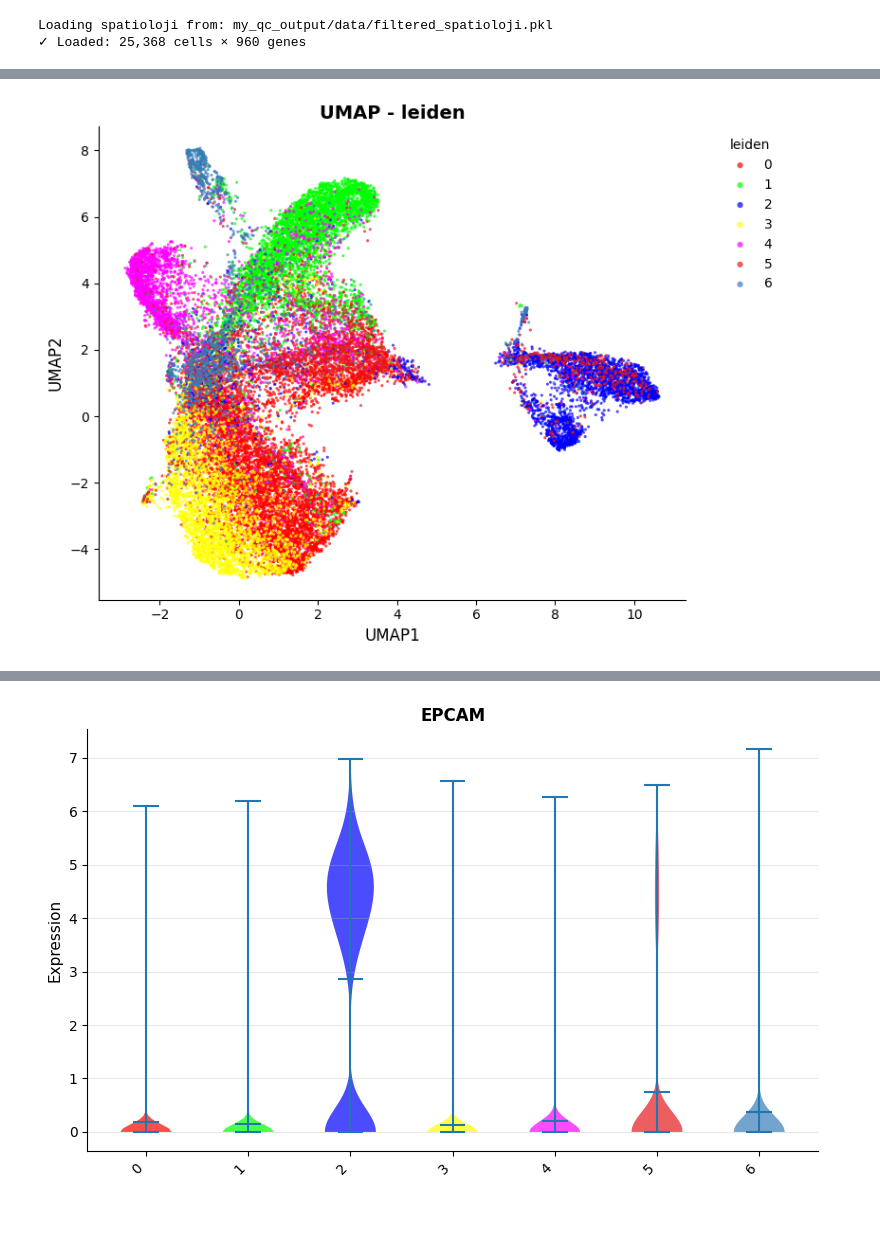
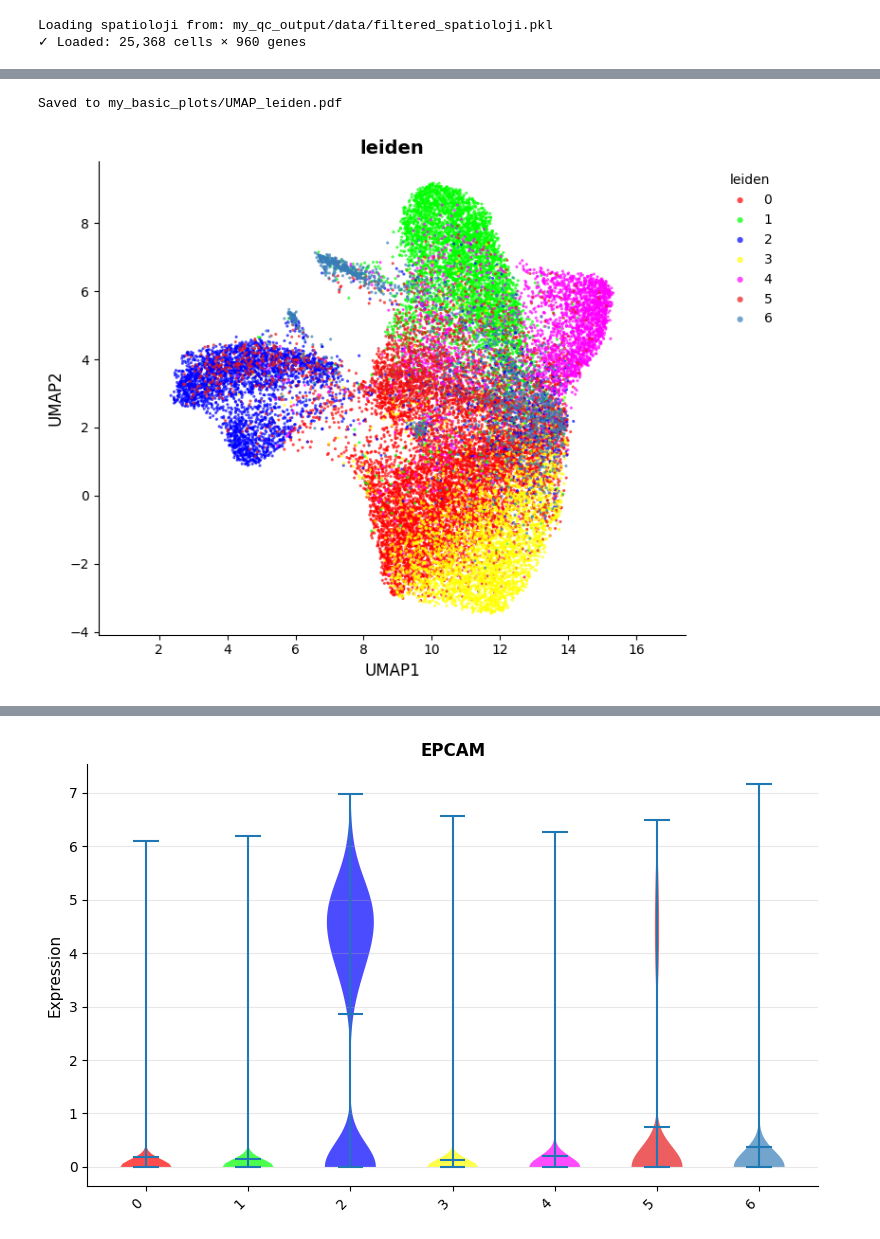
Before and after one commit to gynecoloji/spatioloji_s, a Jupyter notebook: example/processing.ipynb, the cells around one changed output, grey strips where cells are left out. Saved outputs shown, nothing was run; the diff lists cells and outputs as text; code cells hidden in the pictures.

```diff
--- a/example/processing.ipynb
+++ b/example/processing.ipynb
@@ -29,14 +68,14 @@ sj.processing.log_transform(sp, layer='normalized_counts', inplace=True)
 
 # Select highly variable genes
 # # of HVG may be less than n_top_genes because we have other cut-off values to filter
-sj.processing.highly_variable_genes(sp, n_top_genes=2000, inplace=True, min_disp=0, min_mean=0)
+sj.processing.highly_variable_genes(sp, n_top_genes=200, inplace=True, min_disp=0, min_mean=0)
 
 # scale data
 sj.processing.scale(sp, layer='log_normalized', inplace=True)
 
 # Dimensionality reduction
 sj.processing.pca(sp, n_comps=50, inplace=True, zero_center=True, layer='scaled')
-sj.processing.umap(sp, use_pca=True, inplace=True, n_neighbors=10, n_pcs=30)
+sj.processing.umap(sp, use_pca=True, inplace=True, n_neighbors=30, n_pcs=20, min_dist=0.3)
 
 # Clustering
 sj.processing.leiden_clustering(sp, resolution=0.5, inplace=True, layer='normalized_counts')
@@ -73,17 +121,19 @@ Leiden clustering (resolution=0.5, n_neighbors=15)
 # %%
 cluster_colors = {
     '0': '#FF0000',
     '1': '#00FF00',
     '2': '#0000FF',
     '3': '#FFFF00',
     '4': '#FF00FF',
     '5': '#E41A1C',
     '6': '#377EB8'
 }
-sj.visualization.plot_umap_by_clusters(sp,
-                                       cluster_column='leiden',
-                                       show=False,
-                                       colors=cluster_colors)
+sj.visualization.plot_umap(sp,
+                           color_by='leiden',
+                           colors=cluster_colors,
+                           show=True,
+                           save_path='my_basic_plots/UMAP_leiden.pdf')
 # %% [output]
+Saved to my_basic_plots/UMAP_leiden.pdf
-[figure, old version]
+[figure, new version]
 # %%
```
Also changed, not shown: parts of 7 cells of this notebook, 21 other files.
